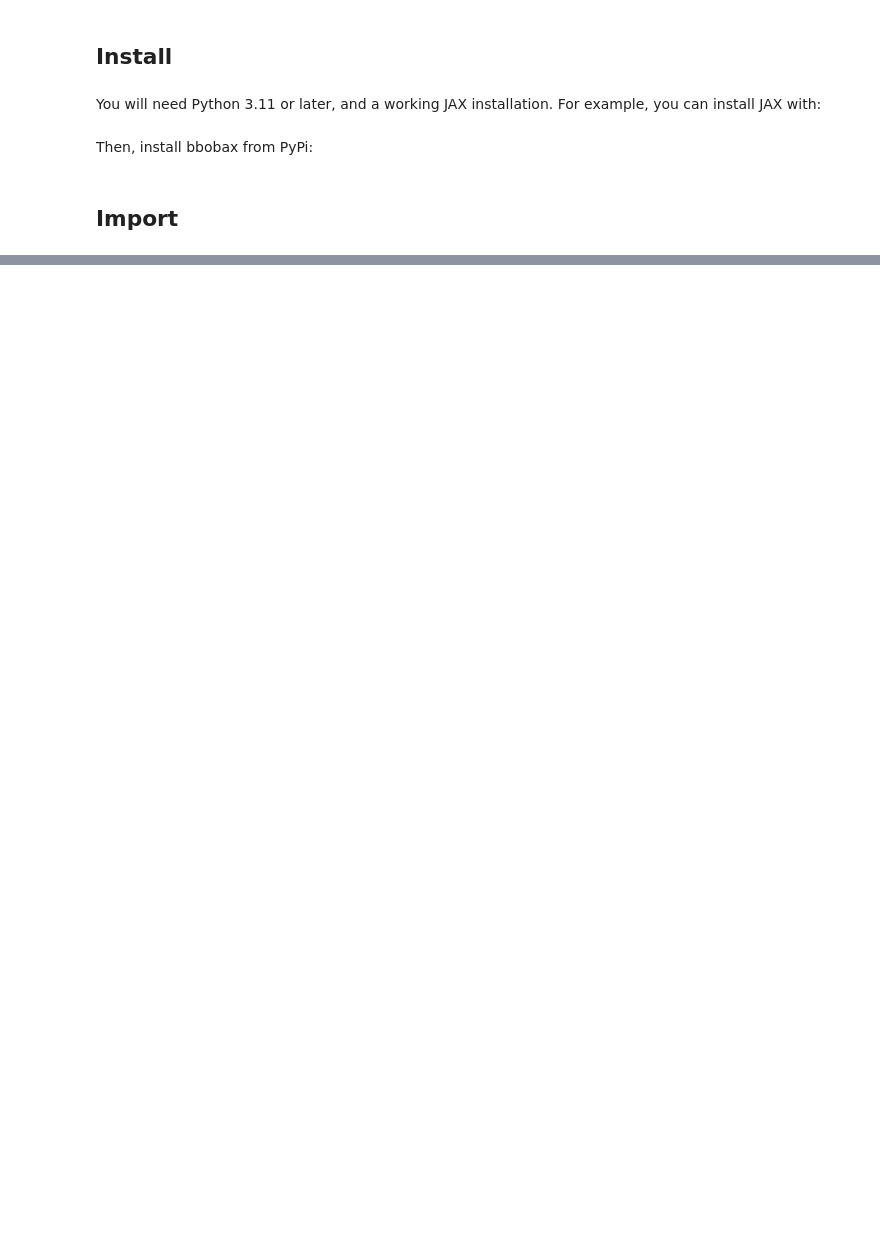
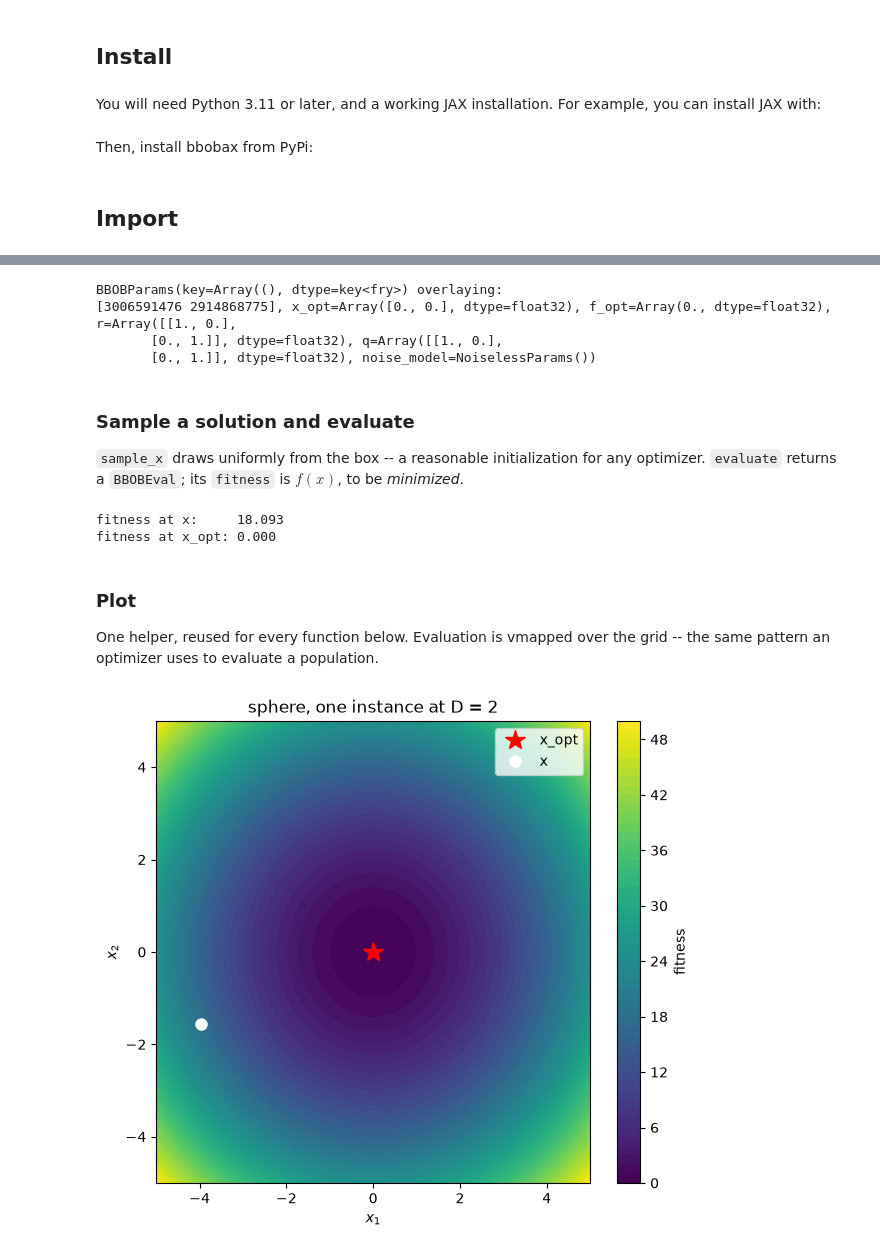
Before and after one commit to maxencefaldor/bbobax, a Jupyter notebook: notebooks/00_getting_started.ipynb, the cells around one changed output, grey strips where cells are left out. Drawn from its saved outputs; the diff is of its cells as text; code cells hidden in the pictures; blank space fills up the shorter version.

```diff
--- a/notebooks/00_getting_started.ipynb
+++ b/notebooks/00_getting_started.ipynb
@@ -257,0 +39,9 @@ plt.show()
+# %%
+problem = Sphere(
+    num_dims=2,
+    x_range=(-5, 5),
+    x_opt_range=(0, 0),
+    f_opt_range=(0, 0),
+    clip_x=False,
+    sample_rotation=False,
+)
@@ -257,0 +52,56 @@ plt.show()
+# %%
+key, subkey = jax.random.split(key)
+params = problem.sample(subkey)
+params
+# %% [output]
+BBOBParams(key=Array((), dtype=key<fry>) overlaying:
+[3006591476 2914868775], x_opt=Array([0., 0.], dtype=float32), f_opt=Array(0., dtype=float32), r=Array([[1., 0.],
+       [0., 1.]], dtype=float32), q=Array([[1., 0.],
+       [0., 1.]], dtype=float32), noise_model=NoiselessParams())
+# %% [markdown]
+### Sample a solution and evaluate
+
+`sample_x` draws uniformly from the box -- a reasonable initialization for any optimizer. `evaluate` returns a `BBOBEval`; its `fitness` is $f(x)$, to be *minimized*.
+# %%
+key, subkey = jax.random.split(key)
+x = problem.sample_x(subkey)
+
+key, subkey = jax.random.split(key)
+print(f"fitness at x:     {problem.evaluate(subkey, x, params).fitness:.3f}")
+print(f"fitness at x_opt: {problem.evaluate(subkey, params.x_opt, params).fitness:.3f}")
+# %% [output]
+fitness at x:     18.093
+fitness at x_opt: 0.000
+# %% [markdown]
+### Plot
+
+One helper, reused for every function below. Evaluation is vmapped over the grid -- the same pattern an optimizer uses to evaluate a population.
+# %%
+def plot_problem(problem, params, x=None, log=False):
+    """Contour-plot a 2-D problem instance, with its optimum marked."""
+    grid = jnp.linspace(*problem.x_range, 100)
+    X, Y = jnp.meshgrid(grid, grid)
+    points = jnp.stack([X.ravel(), Y.ravel()], axis=-1)
+
+    key = jax.random.key(0)  # noiseless here: the key changes nothing
+    fitness = jax.vmap(lambda p: problem.evaluate(key, p, params).fitness)(points)
+    Z = fitness.reshape(X.shape)
+    if log:
+        Z = jnp.log10(Z - jnp.min(Z) + 1e-8)
+
+    plt.figure(figsize=(7, 6))
+    plt.contourf(X, Y, Z, levels=50, cmap="viridis")
+    plt.colorbar(label="log10 fitness" if log else "fitness")
+    plt.plot(*params.x_opt, "r*", markersize=15, label="x_opt")
+    if x is not None:
+        plt.plot(*x, "wo", markersize=8, label="x")
+    plt.xlabel("$x_1$")
+    plt.ylabel("$x_2$")
+    plt.title(f"{problem.name}, one instance at D = {problem.num_dims}")
+    plt.legend()
+    plt.show()
+
+
+plot_problem(problem, params, x)
+# %% [output]
+[figure, added]
```
Also changed, not shown: parts of 43 cells of this notebook, 3 other files.
